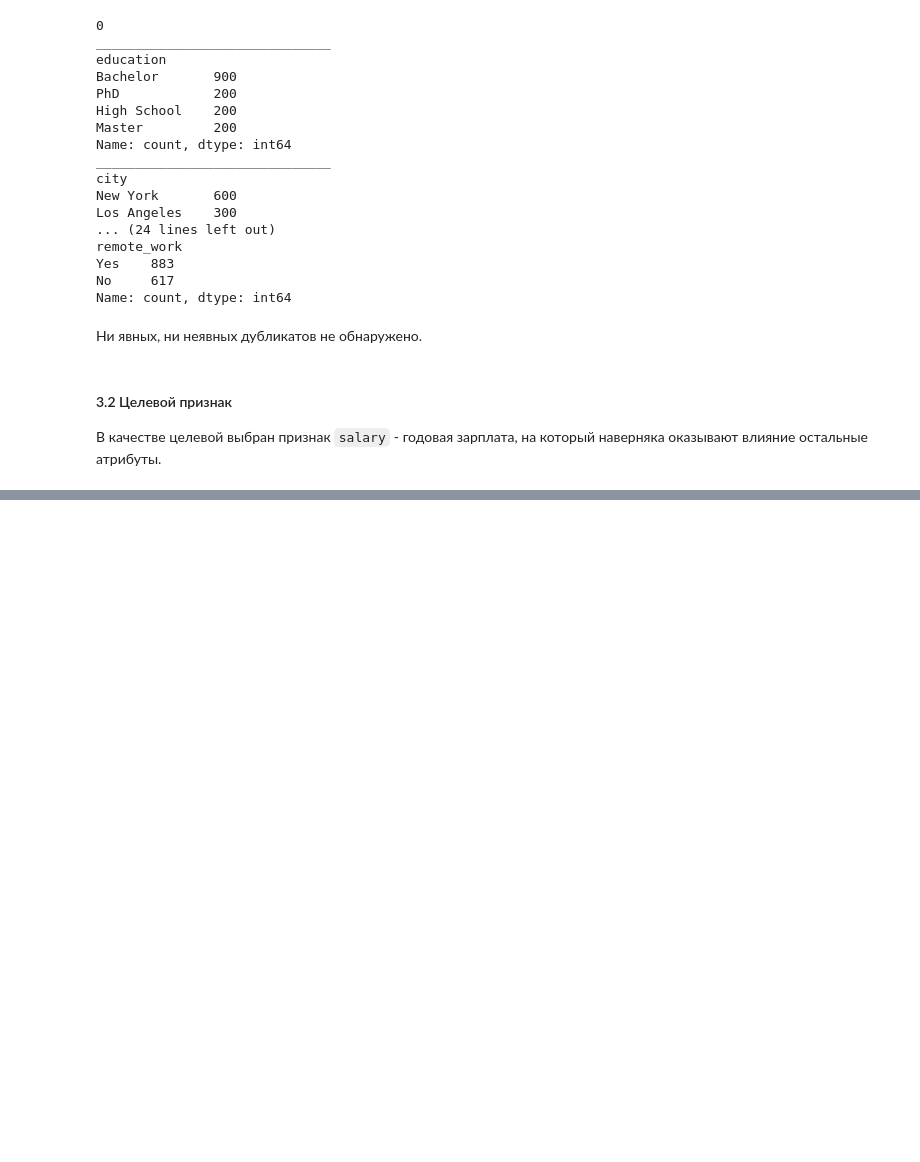
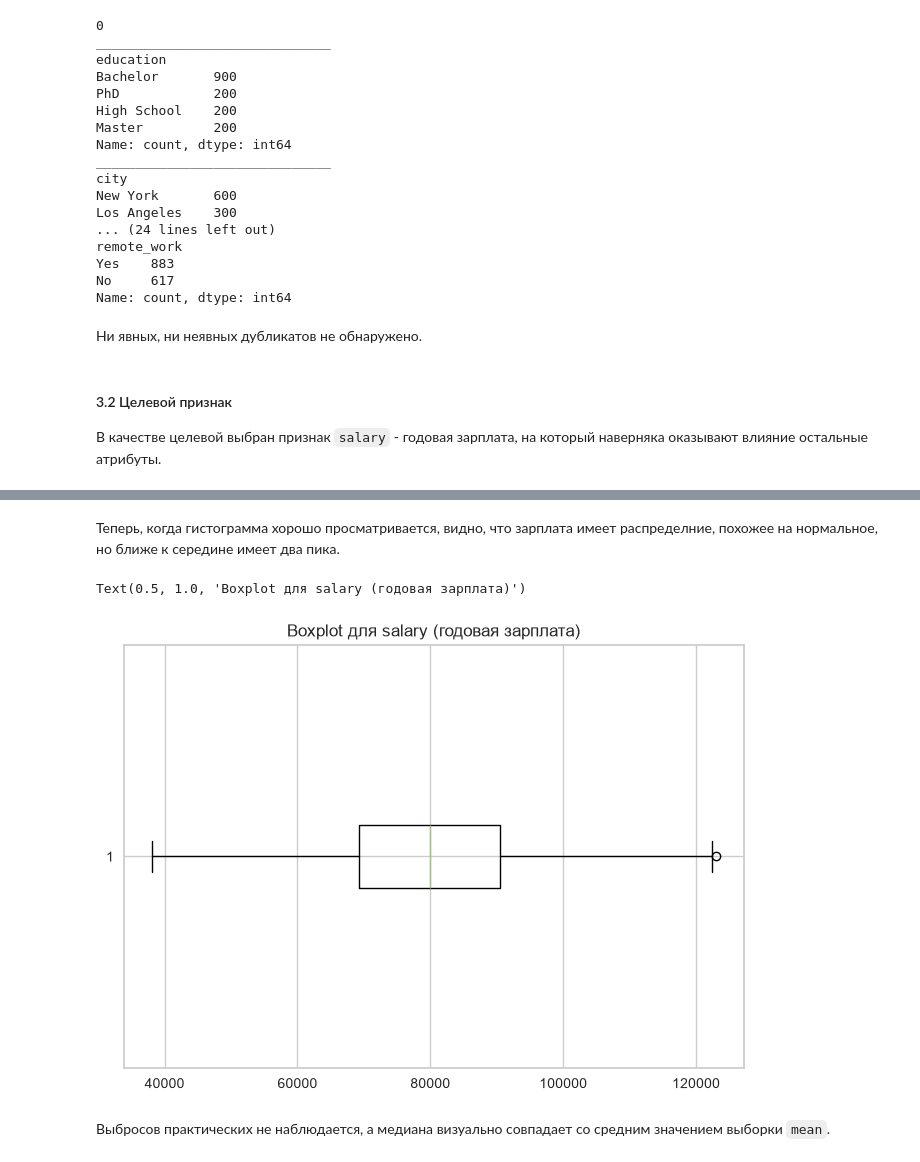
Before and after one commit to AlekseevaAnna1/data-analytics-labs, a Jupyter notebook: ЛР3_Алексеева_1.ipynb, the cells around one changed output, grey strips where cells are left out. Drawn from its saved outputs; the diff is of its cells as text; code cells hidden in the pictures; blank space fills up the shorter version.

```diff
--- a/ЛР3_Алексеева_1.ipynb
+++ b/ЛР3_Алексеева_1.ipynb
@@ -603,0 +638,10 @@ NameError: name 'set_title' is not defined
+# %% [markdown]
+Теперь, когда гистограмма хорошо просматривается, видно, что зарплата имеет распределние, похожее на нормальное, но ближе к середине имеет два пика.
+# %%
+plt.boxplot(df_salary_clean['salary'], orientation = 'horizontal')
+plt.title('Boxplot для salary (годовая зарплата)')
+# %% [output]
+Text(0.5, 1.0, 'Boxplot для salary (годовая зарплата)')
+[figure, added]
+# %% [markdown]
+Выбросов практических не наблюдается, а медиана визуально совпадает со средним значением выборки `mean`.
```
Also changed, not shown: parts of 6 cells of this notebook.
